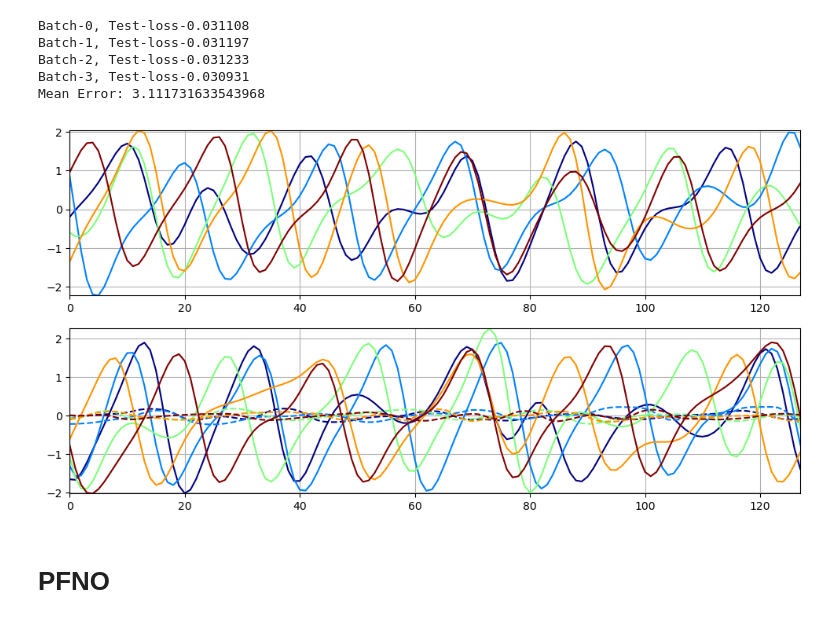
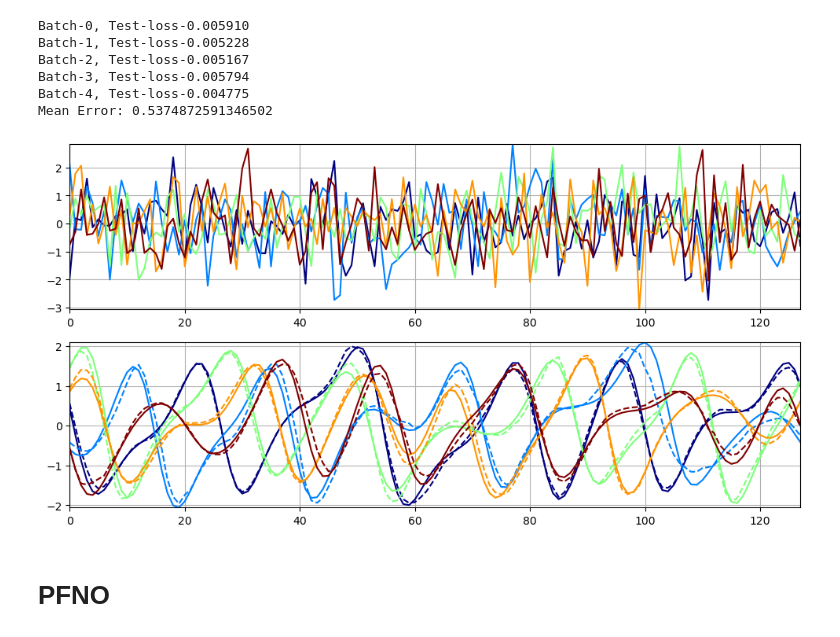
Before and after one commit to cbuelt/pfno, a Jupyter notebook: ks_test.ipynb, the cells around one changed output. Saved outputs shown, nothing was run; the diff lists cells and outputs as text; code cells hidden in the pictures.

```diff
--- a/ks_test.ipynb
+++ b/ks_test.ipynb
@@ -18,9 +19,25 @@ device = 'cpu'
 # %%
 # Subsampling rate
 sampling_rate = 3
-ntrain = 1000
-ntest = 100
+ntrain = 1500
+ntest = 150
 batch_size = 32
 
-t1 = 5
-t2 = 7
+t1 = 0
+t2 = 3
+data = np.load("data/ks_1d_data.npy").astype(np.float32)
+# %%
+# Example plot
+n_samples = np.random.randint(0,ntrain,5)
+
+fig, axs = plt.subplots(1, 2, figsize = (15,4))
+index = 0
+for i in n_samples:
+    axs[0].plot(data[i, t1])
+    axs[1].plot(data[i, t2])
+
+
+axs[0].grid(True)
+axs[0].margins(0)
+axs[1].grid(True)
+axs[1].margins(0)
@@ -54,8 +72,8 @@ test_loader = torch.utils.data.DataLoader(TensorDataset(x_test, y_test),
                                         batch_size=batch_size, shuffle=False)
 test_data = [x_test, y_test]
 # %%
-model = TFNO1d(n_modes_height=(16), hidden_channels=32, projection_channels=64,
-             in_channels = 2, factorization='tucker', rank=0.42, use_mlp = True, mlp_dropout = 0.8)
+model = FNO(n_modes=(16,), hidden_channels=32, projection_channels=64,
+             in_channels = 2)
 model = model.to(device)
 
 n_params = count_model_params(model)
@@ -70,7 +88,7 @@ eval_losses={'l2': l2loss}
 
 # Training parameters
 epochs = 20
-learning_rate = 0.005
+learning_rate = 0.001
 step_size = 50   # weight-decay step size
 gamma = 0.5      # weight-decay rate
 
@@ -169,35 +187,36 @@ pred = torch.cat((pred))
 test_e = torch.tensor((test_e))
 print('Mean Error:', 100*torch.mean(test_e).numpy())
 # %% [output]
-Batch-0, Test-loss-0.031108
-Batch-1, Test-loss-0.031197
-Batch-2, Test-loss-0.031233
-Batch-3, Test-loss-0.030931
-Mean Error: 3.111731633543968
+Batch-0, Test-loss-0.005910
+Batch-1, Test-loss-0.005228
+Batch-2, Test-loss-0.005167
+Batch-3, Test-loss-0.005794
+Batch-4, Test-loss-0.004775
+Mean Error: 0.5374872591346502
 # %%
 x_test, y_test = test_data
 # %%
 
 
 colormap = plt.cm.jet
 colors = [colormap(i) for i in np.linspace(0, 1, 5)]
 
 """ Plotting """
 fig, axs = plt.subplots(2, 1, figsize = (12, 6))
 index = 0
 for i in range(y_test.shape[0]):
-    if i % 20 == 1:
+    if i % 30 == 1:
         axs[1].plot(y_test[i, 0].cpu().numpy(), color=colors[index], label='Actual')
         axs[1].plot(pred[i,0].cpu().numpy(), '--', color=colors[index], label='Prediction')
         axs[0].plot(x_test[i,0].cpu().numpy(), color=colors[index], label='Actual')
         index += 1
 
 axs[0].grid(True)
 axs[0].margins(0)
 axs[1].grid(True)
 axs[1].margins(0)
 # %% [output]
-[figure, old version]
+[figure, new version]
 # %% [markdown]
 # PFNO
 # %%
```
Also changed, not shown: parts of 12 cells of this notebook, 2 other files.
